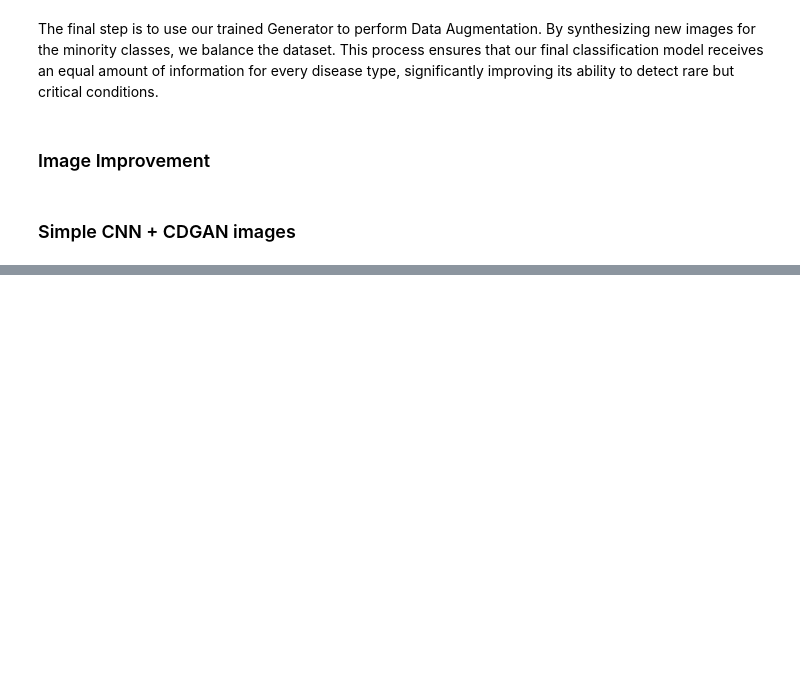
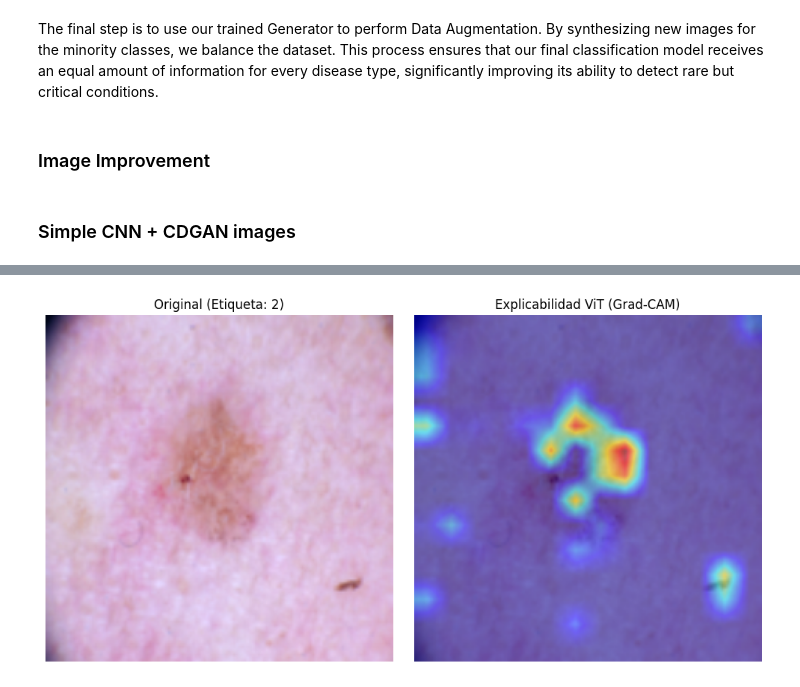
Before and after one commit to Gonzatorra/Advanced-ML-Project, a Jupyter notebook: Deliverable1/main.ipynb, the cells around one changed output, grey strips where cells are left out. Cells and saved outputs as stored; diff of their text form; code cells hidden in the pictures; blank space fills up the shorter version.

```diff
--- a/Deliverable1/main.ipynb
+++ b/Deliverable1/main.ipynb
@@ -2553,0 +2658,74 @@ all_labels, all_preds = evaluate_model(simple_model, test_loader, device, le)
+# %%
+# Create a new instance of the model and load the best weights
+
+from models.multiModalViT import MultiModalViT
+
+device = "cuda" if torch.cuda.is_available() else "cpu"
+
+num_classes = 7
+meta_input_dim = X_train_meta_tensor.shape[1]  # Number of metadata features
+
+multimodal_model = MultiModalViT(meta_input_dim, num_classes).to(device)
+multimodal_model.load_state_dict(torch.load("checkpoints/best_multimodal_vit_V3.pth", map_location=device))
+
+# Create test DataLoader
+BATCH_SIZE = 32
+test_dataset  = MultiModalDataset(X_test_tensor, X_test_meta_tensor, y_test_tensor, transform=val_transform_vit)
+test_loader  = DataLoader(test_dataset, batch_size=BATCH_SIZE, shuffle=False)
+# %%
+# =====================================================================
+# CÓMO USARLO EN TU CÓDIGO
+# =====================================================================
+
+# 1. Cargar el modelo
+multimodal_model.eval()
+
+# 2. Extraer una imagen y sus metadatos del test_loader
+# (Asumimos que tu dataloader ahora devuelve 3 cosas: imágenes, metadatos, etiquetas)
+dataiter = iter(test_loader)
+images, metas, labels = next(dataiter)
+
+# Seleccionamos la primera imagen y paciente del batch
+indice = 24
+input_img = images[indice].unsqueeze(0).to(device)
+input_meta = metas[indice].unsqueeze(0).to(device)
+true_label = labels[indice].item()
+
+# 3. Envolvemos el modelo congelando los metadatos de ESE paciente
+wrapper_model = ViTMultimodalWrapper(multimodal_model, input_meta)
+
+# 4. Elegimos la capa objetivo en el ViT.
+# En la implementación de torchvision, las capas de atención están en 'encoder.layers'.
+# Normalmente cogemos la última capa de normalización del último bloque.
+target_layers = [wrapper_model.model.vit.encoder.layers[-1].ln_1]
+
+# 5. Inicializamos Grad-CAM pasándole nuestra función de reshape
+cam = GradCAM(
+    model=wrapper_model,
+    target_layers=target_layers,
+    reshape_transform=reshape_transform # <- ¡Súper importante para ViT!
+)
+
+# 6. Generamos el mapa (notar que al cam solo le pasamos input_img porque el wrapper ya tiene el input_meta)
+grayscale_cam = cam(input_tensor=input_img, targets=None)[0, :]
+
+# 7. Visualización (Mismo proceso que con la CNN)
+img_to_show = input_img.squeeze().cpu().numpy().transpose(1, 2, 0)
+# Des-normalización básica (ajusta a tus transformaciones)
+img_to_show = (img_to_show - img_to_show.min()) / (img_to_show.max() - img_to_show.min())
+
+visualization = show_cam_on_image(img_to_show, grayscale_cam, use_rgb=True)
+
+# Dibujar
+fig, ax = plt.subplots(1, 2, figsize=(10, 5))
+ax[0].imshow(img_to_show)
+ax[0].set_title(f"Original (Etiqueta: {true_label})")
+ax[0].axis('off')
+ax[1].imshow(visualization)
+ax[1].set_title("Explicabilidad ViT (Grad-CAM)")
+ax[1].axis('off')
+
+plt.tight_layout()
+plt.show()
+# %% [output]
+[figure, added]
```
Also changed, not shown: parts of 6 cells of this notebook, 3 other files.
